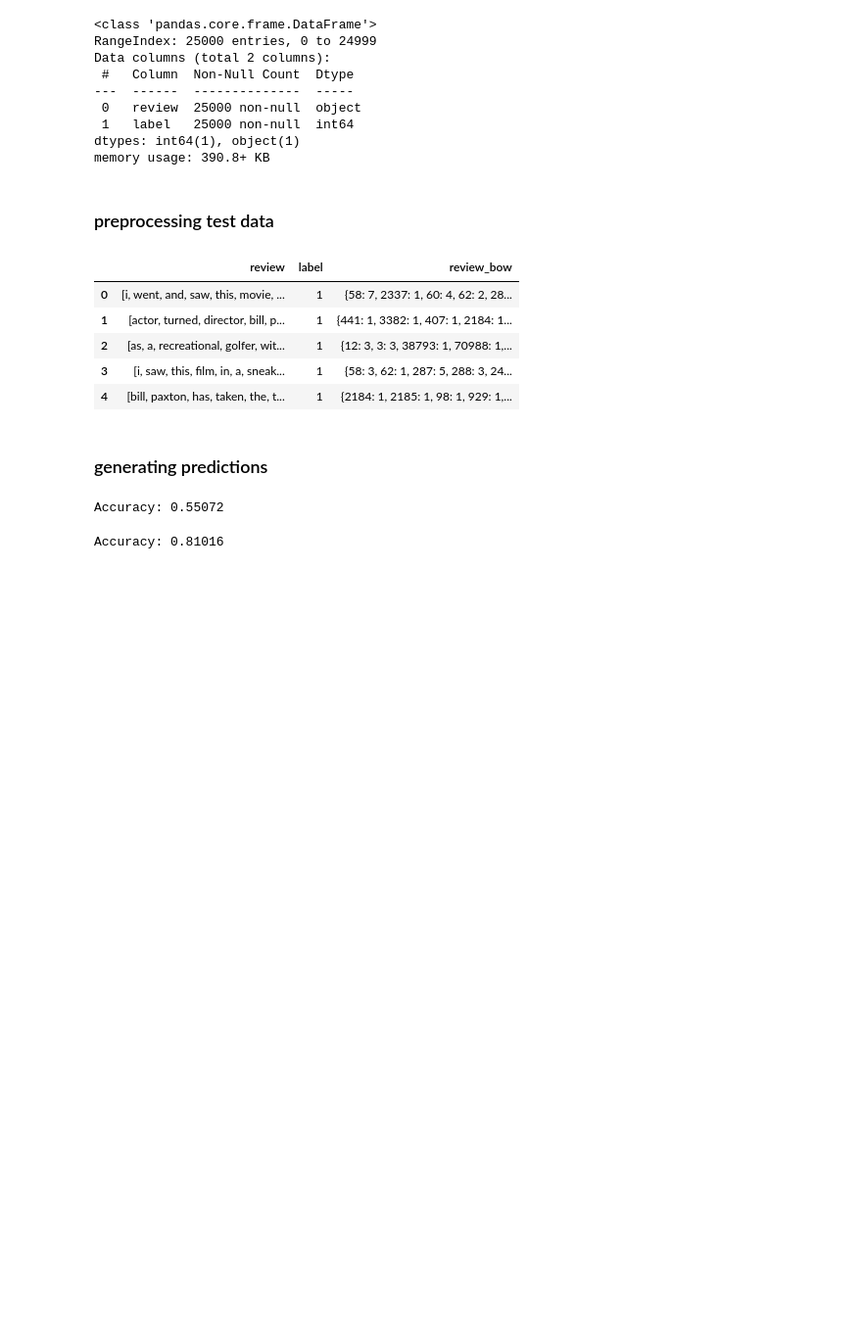
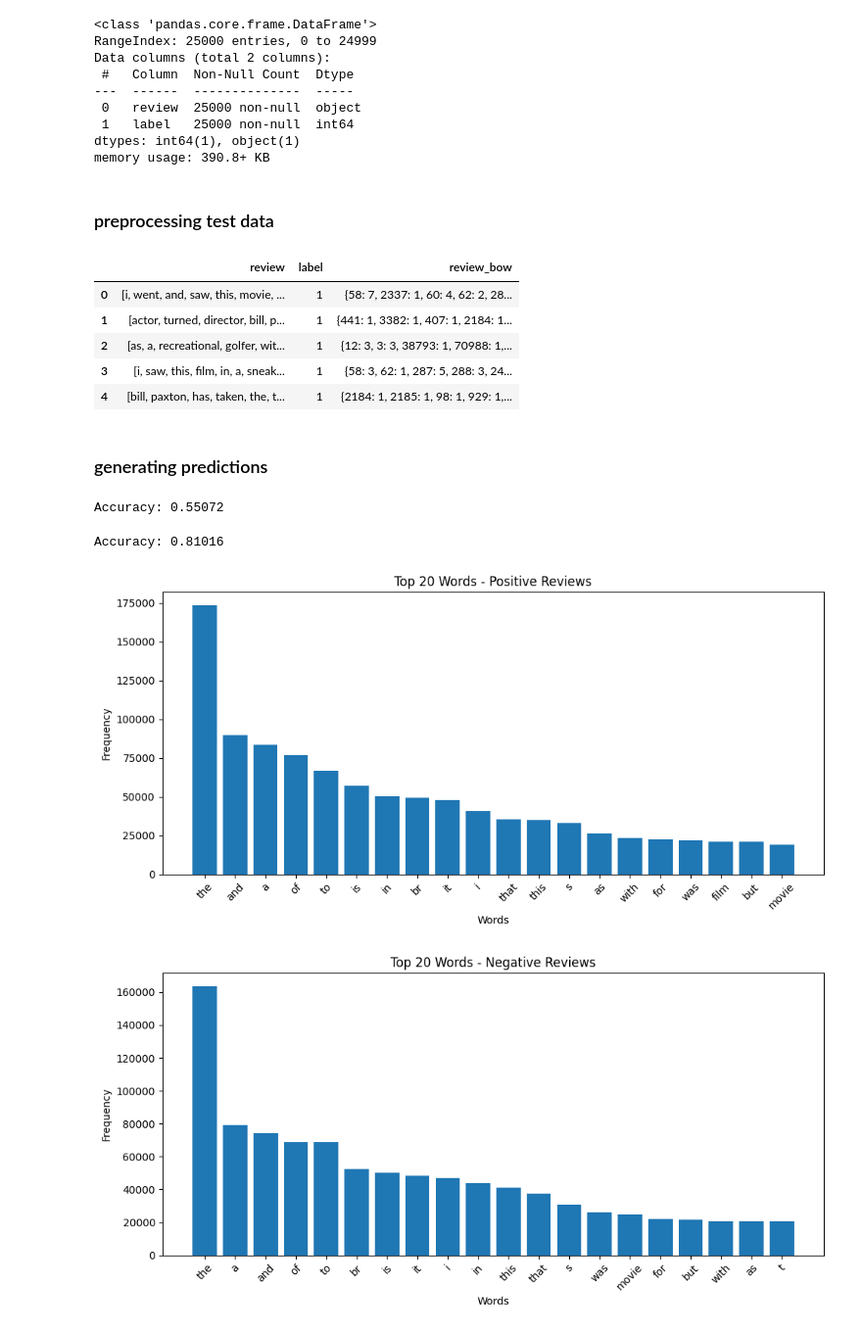
Before and after one commit to moaaz-mohamedd/Gaussian-Naive-Bayes-vs.-Multinomial-Naive-Bayes, a Jupyter notebook: Multinominal_Naive_Bayes.ipynb, the cells around one changed output. Shown at 98% size. Cells and saved outputs as stored; diff of their text form; code cells hidden in the pictures; blank space fills up the shorter version.

```diff
--- a/Multinominal_Naive_Bayes.ipynb
+++ b/Multinominal_Naive_Bayes.ipynb
@@ -110,13 +119,15 @@ lables = []
 positive_reviews = os.path.join("aclImdb/test/pos")
 negative_reviews = os.path.join("aclImdb/test/neg")
 for file in os.listdir(positive_reviews):
-    with open(os.path.join(positive_reviews, file), 'r') as f:
-        reviews.append((f.read()).lower())
+    with open(os.path.join(positive_reviews, file), 'r', encoding='utf-8') as f:
+        reviews.append(f.read().lower())
         lables.append(1)
+
 for file in os.listdir(negative_reviews):
-    with open(os.path.join(negative_reviews, file), 'r') as f:
-        reviews.append((f.read()).lower())
+    with open(os.path.join(negative_reviews, file), 'r', encoding='utf-8') as f:
+        reviews.append(f.read().lower())
         lables.append(0)
+
 test_data = pd.DataFrame({"review": reviews, "label": lables})
 test_data.info()
 # %% [output]
@@ -181,0 +210,32 @@ Accuracy: 0.81016
+# %%
+def count_words(reviews):
+    word_counts = {}
+
+    for review in reviews:
+        for word in review:
+            if word in word_counts:
+                word_counts[word] += 1
+            else:
+                word_counts[word] = 1
+
+    return word_counts
+# %%
+def get_top_n_words(word_counts, n=20):
+    # Convert to list of tuples and sort manually
+    sorted_words = sorted(word_counts.items(), key=lambda x: x[1], reverse=True)
+    return sorted_words[:n]
+# %%
+positive_reviews = train_data[train_data["label"] == 1]["review"]
+negative_reviews = train_data[train_data["label"] == 0]["review"]
+
+positive_counts = count_words(positive_reviews)
+negative_counts = count_words(negative_reviews)
+
+top_positive = get_top_n_words(positive_counts, 20)
+top_negative = get_top_n_words(negative_counts, 20)
+# %%
+plot_top_words(top_positive, "Top 20 Words - Positive Reviews")
+plot_top_words(top_negative, "Top 20 Words - Negative Reviews")
+# %% [output]
+[figure, added]
+[figure, added]
```
Also changed, not shown: parts of 2 cells of this notebook, 1 other file.
